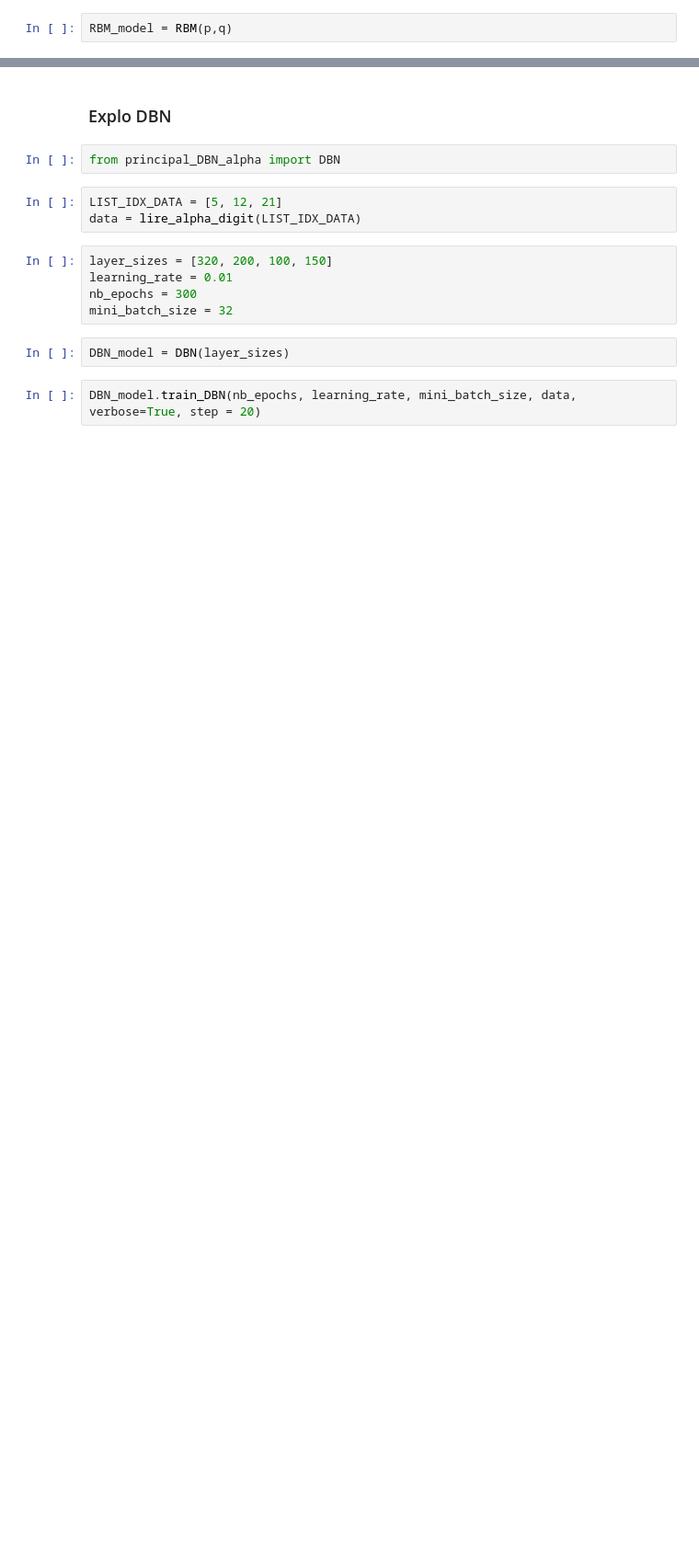
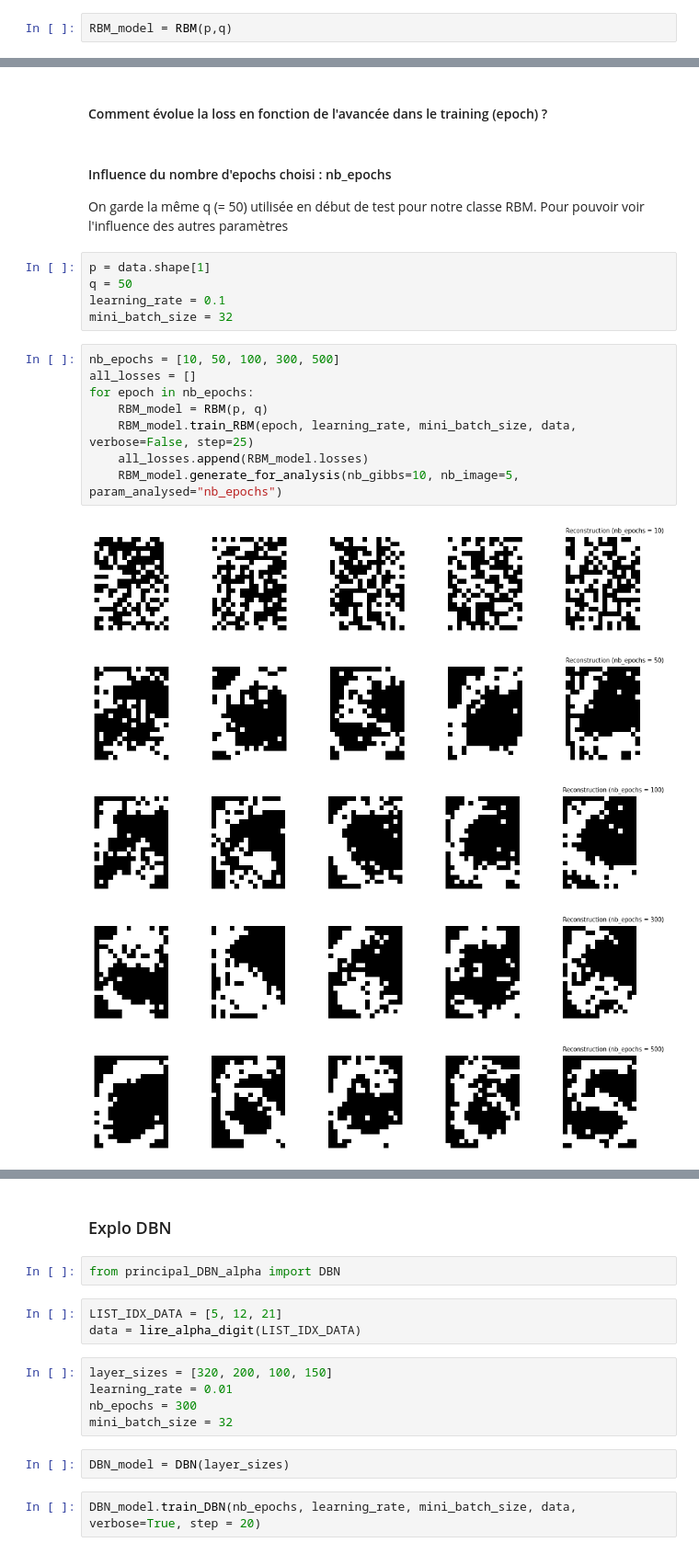
Before and after one commit to mittenover/DL2, a Jupyter notebook: explo_paupau.ipynb, the cells around one changed output, grey strips where cells are left out. Shown at 92% size. Drawn from its saved outputs; the diff is of its cells as text; blank space fills up the shorter version.

Commit message:
cleaning de RBM + analyse de RBM et ses hyperparamètres

```diff
--- a/explo_paupau.ipynb
+++ b/explo_paupau.ipynb
@@ -74,0 +76,24 @@ Epoch101/300
+# %% [markdown]
+#### Comment évolue la loss en fonction de l'avancée dans le training (epoch) ?
+# %% [markdown]
+#### Influence du nombre d'epochs choisi : nb_epochs
+On garde la même q (= 50) utilisée en début de test pour notre classe RBM. Pour pouvoir voir l'influence des autres paramètres
+# %%
+p = data.shape[1]
+q = 50
+learning_rate = 0.1
+mini_batch_size = 32
+# %%
+nb_epochs = [10, 50, 100, 300, 500]
+all_losses = []
+for epoch in nb_epochs:
+    RBM_model = RBM(p, q)
+    RBM_model.train_RBM(epoch, learning_rate, mini_batch_size, data, verbose=False, step=25)
+    all_losses.append(RBM_model.losses)
+    RBM_model.generate_for_analysis(nb_gibbs=10, nb_image=5, param_analysed="nb_epochs")
+# %% [output]
+[figure, added]
+[figure, added]
+[figure, added]
+[figure, added]
+[figure, added]
```
Also changed, not shown: parts of 24 cells of this notebook, 2 other files.
